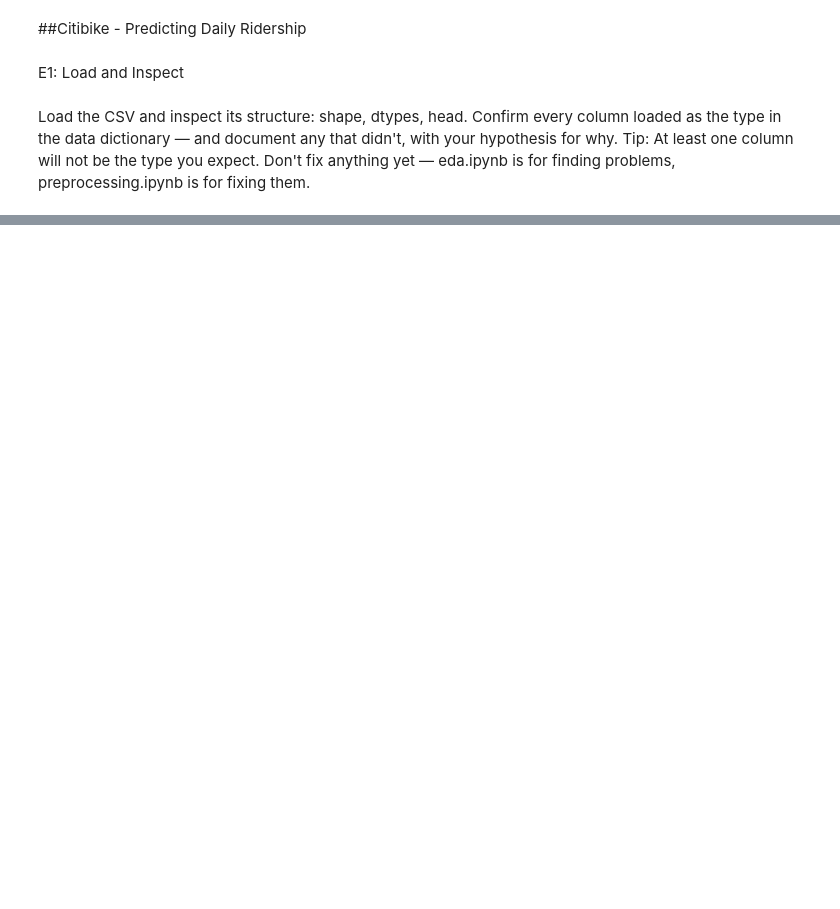
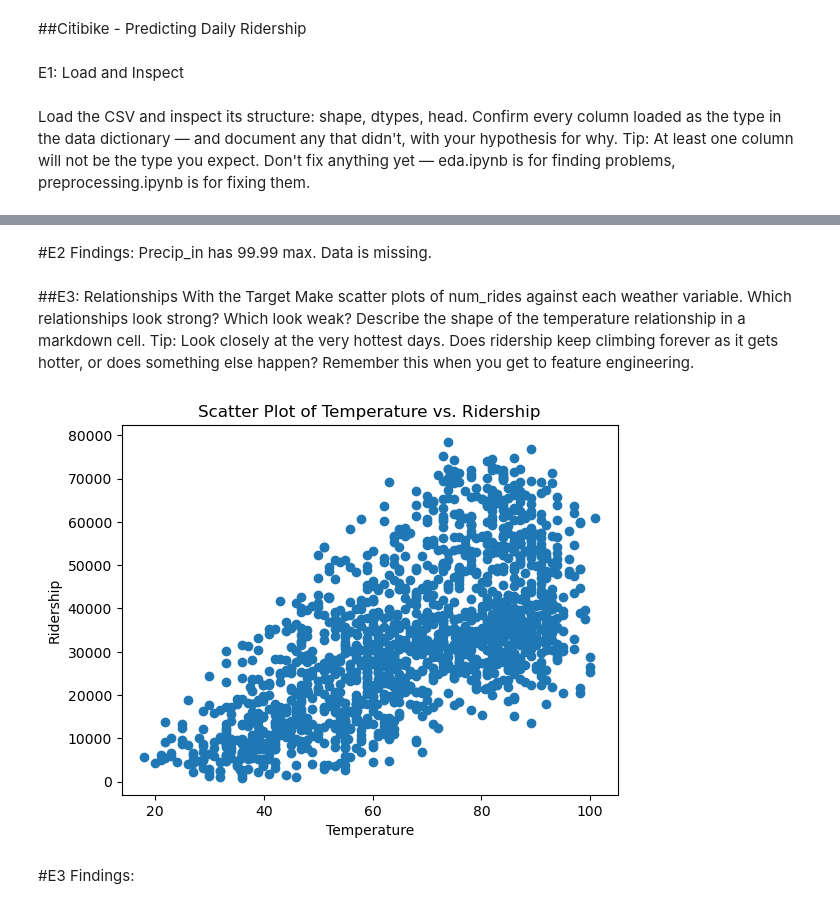
Before and after one commit to chillblossom/citibike-ridership, a Jupyter notebook: code/eda.ipynb, the cells around one changed output, grey strips where cells are left out. Cells and saved outputs as stored; diff of their text form; code cells hidden in the pictures; blank space fills up the shorter version.

```diff
--- a/code/eda.ipynb
+++ b/code/eda.ipynb
@@ -15,0 +79,17 @@ NameError: name 'dfhead' is not defined
+# %% [markdown]
+#E2 Findings: Precip_in has 99.99 max. Data is missing.
+# %% [markdown]
+##E3: Relationships With the Target
+Make scatter plots of num_rides against each weather variable. Which relationships look strong? Which look weak? Describe the shape of the temperature relationship in a markdown cell.
+ Tip: Look closely at the very hottest days. Does ridership keep climbing forever as it gets hotter, or does something else happen? Remember this when you get to feature engineering.
+# %%
+#scatter plot of temperature vs. ridership
+plt.scatter(df['max_temp_f'], df['num_rides'])
+plt.xlabel('Temperature')
+plt.ylabel('Ridership')
+plt.title('Scatter Plot of Temperature vs. Ridership')
+plt.show()
+# %% [output]
+[figure, added]
+# %% [markdown]
+#E3 Findings:
```
Also changed, not shown: parts of 16 cells of this notebook.
